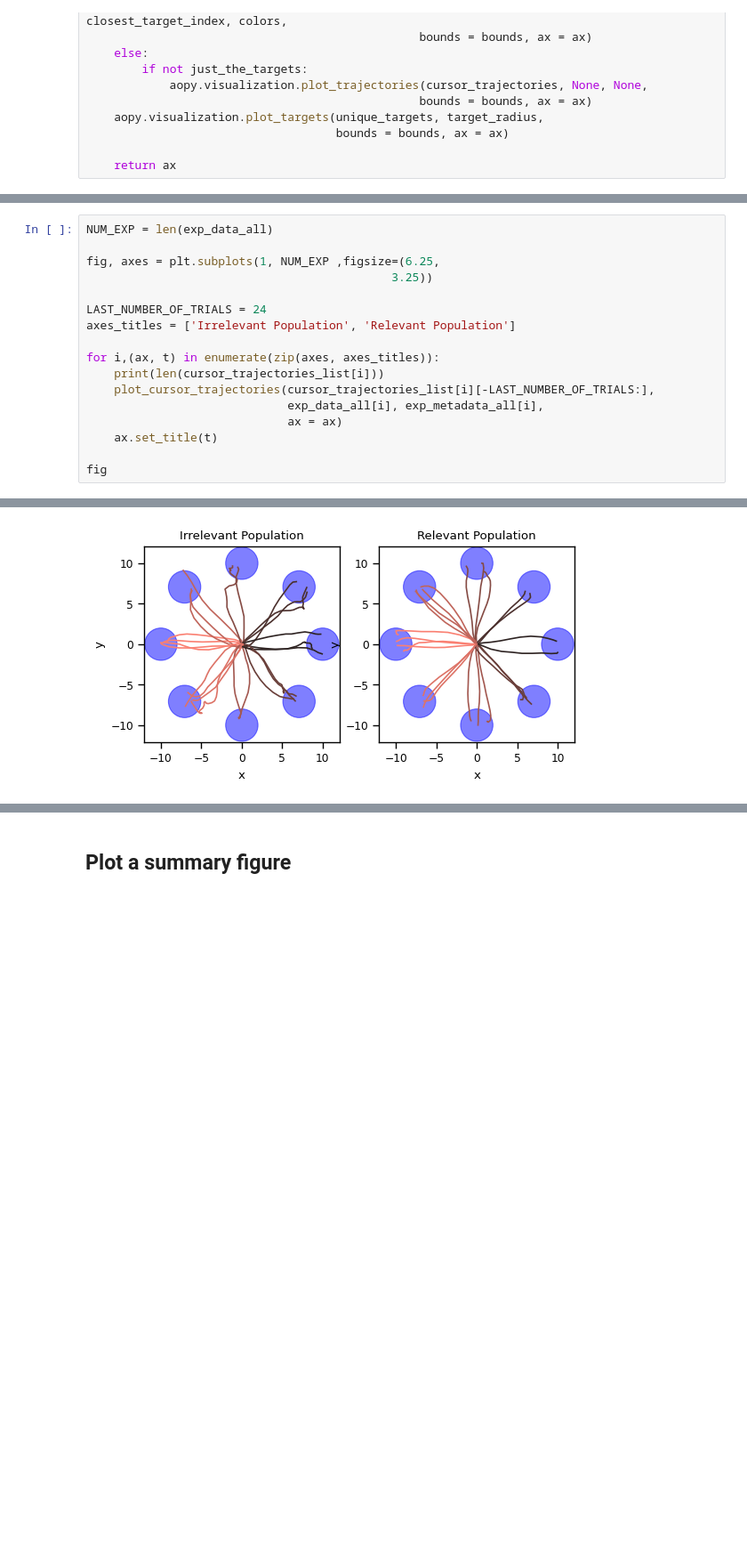
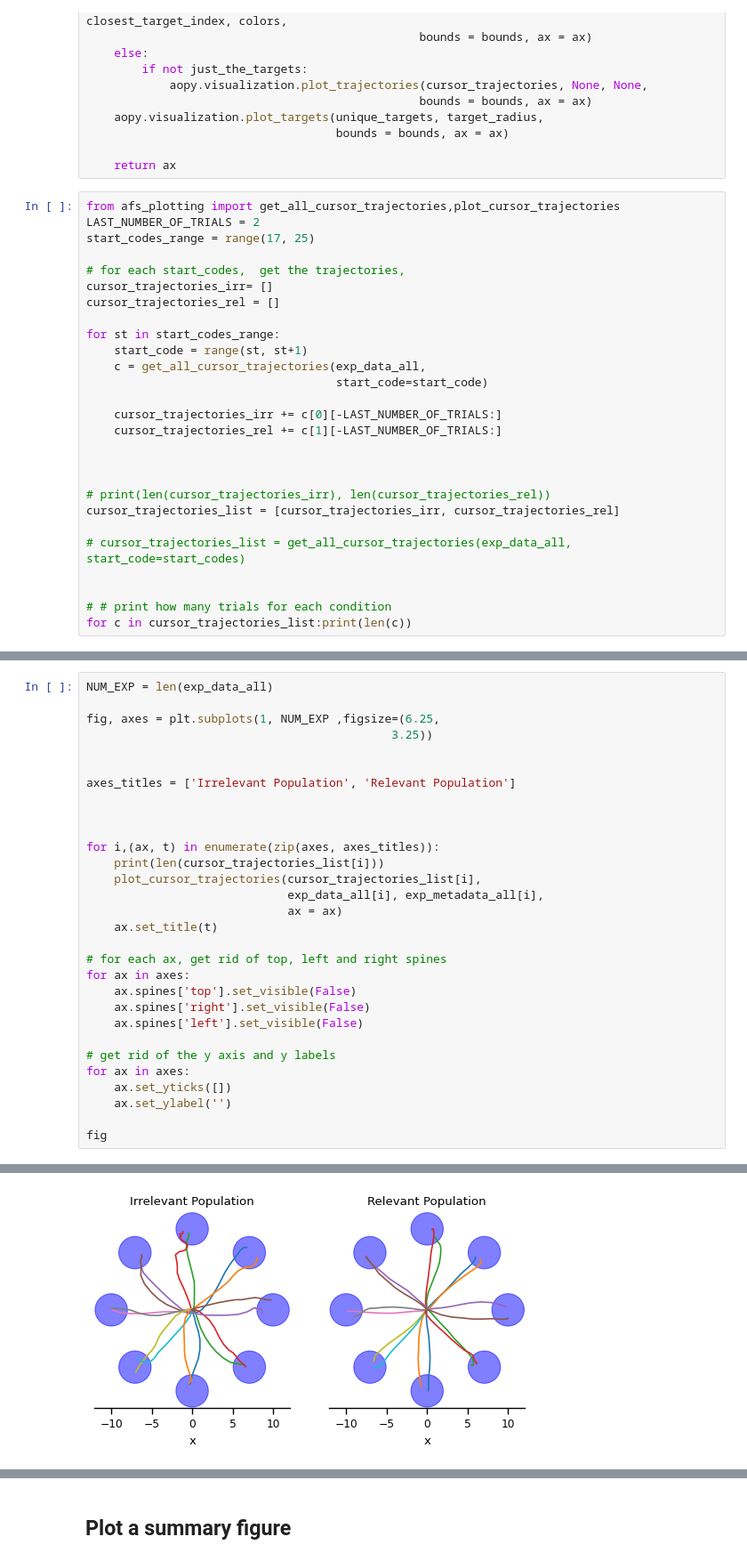
Before and after one commit to sijia66/adaptive_feature_selection, a Jupyter notebook: figure2_simulation_setup/231101_afs_figure2_full_feature_selection.ipynb, the cells around one changed output, grey strips where cells are left out. Shown at 89% size. Saved outputs shown, nothing was run; the diff lists cells and outputs as text; blank space fills up the shorter version.

```diff
--- a/figure2_simulation_setup/231101_afs_figure2_full_feature_selection.ipynb
+++ b/figure2_simulation_setup/231101_afs_figure2_full_feature_selection.ipynb
@@ -285,3 +295,30 @@ def plot_cursor_trajectories(cursor_trajectories, exp_data, exp_metadata,
                                     bounds = bounds, ax = ax)
 
     return ax
+# %%
+from afs_plotting import get_all_cursor_trajectories,plot_cursor_trajectories
+LAST_NUMBER_OF_TRIALS = 2
+start_codes_range = range(17, 25)
+
+# for each start_codes,  get the trajectories,
+cursor_trajectories_irr= []
+cursor_trajectories_rel = []
+
+for st in start_codes_range:
+    start_code = range(st, st+1)
+    c = get_all_cursor_trajectories(exp_data_all,
+                                    start_code=start_code)
+
+    cursor_trajectories_irr += c[0][-LAST_NUMBER_OF_TRIALS:]
+    cursor_trajectories_rel += c[1][-LAST_NUMBER_OF_TRIALS:]
+
+
+
+# print(len(cursor_trajectories_irr), len(cursor_trajectories_rel))
+cursor_trajectories_list = [cursor_trajectories_irr, cursor_trajectories_rel]
+
+# cursor_trajectories_list = get_all_cursor_trajectories(exp_data_all, start_code=start_codes)
+
+
+# # print how many trials for each condition
+for c in cursor_trajectories_list:print(len(c))
@@ -291,15 +347,28 @@ NUM_EXP = len(exp_data_all)
 fig, axes = plt.subplots(1, NUM_EXP ,figsize=(6.25,
                                             3.25))
 
-LAST_NUMBER_OF_TRIALS = 24
+
 axes_titles = ['Irrelevant Population', 'Relevant Population']
+
+
 
 for i,(ax, t) in enumerate(zip(axes, axes_titles)):
     print(len(cursor_trajectories_list[i]))
-    plot_cursor_trajectories(cursor_trajectories_list[i][-LAST_NUMBER_OF_TRIALS:],
+    plot_cursor_trajectories(cursor_trajectories_list[i],
                              exp_data_all[i], exp_metadata_all[i],
                              ax = ax)
     ax.set_title(t)
 
+# for each ax, get rid of top, left and right spines
+for ax in axes:
+    ax.spines['top'].set_visible(False)
+    ax.spines['right'].set_visible(False)
+    ax.spines['left'].set_visible(False)
+
+# get rid of the y axis and y labels
+for ax in axes:
+    ax.set_yticks([])
+    ax.set_ylabel('')
+
 fig
 # %% [output]
@@ -308 +377 @@ fig
-[figure, old version]
+[figure, new version]
```
Also changed, not shown: parts of 15 cells of this notebook.
